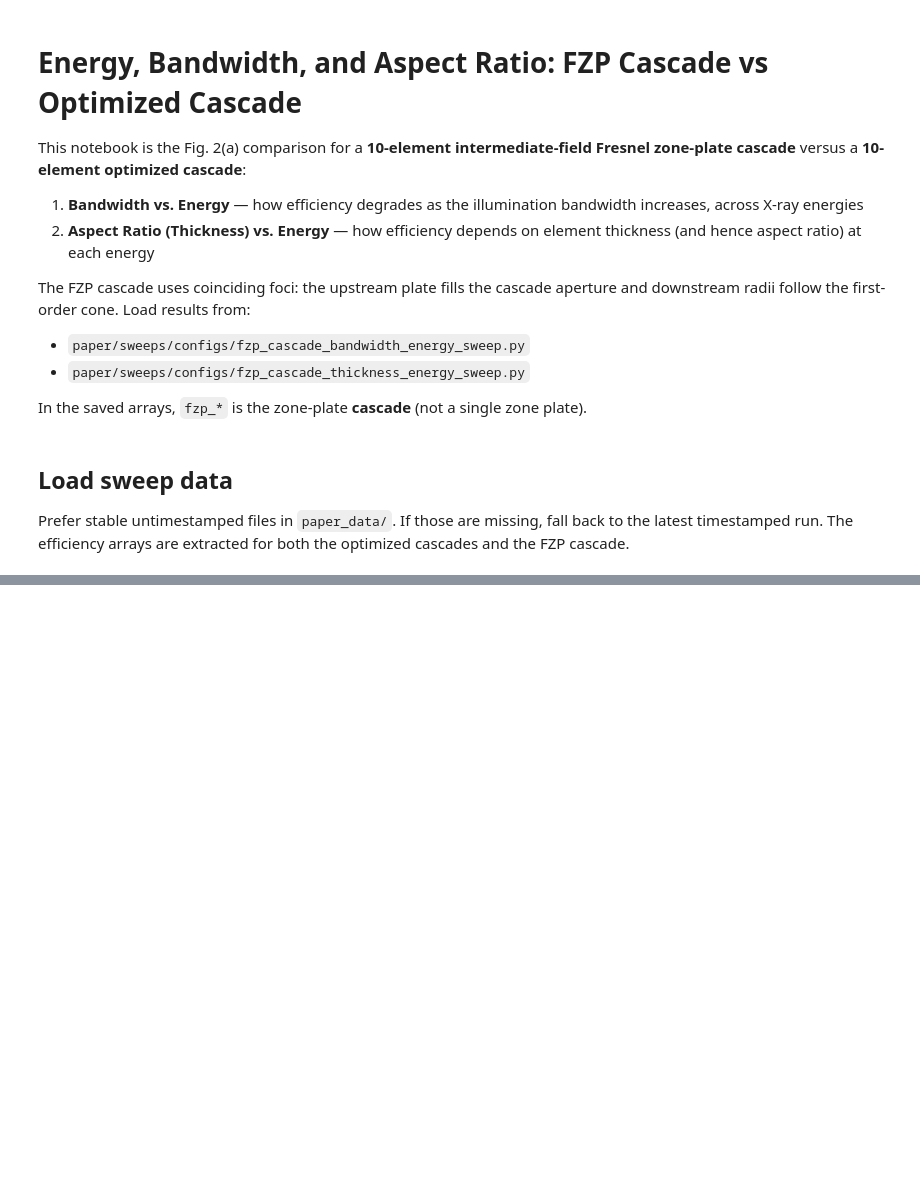
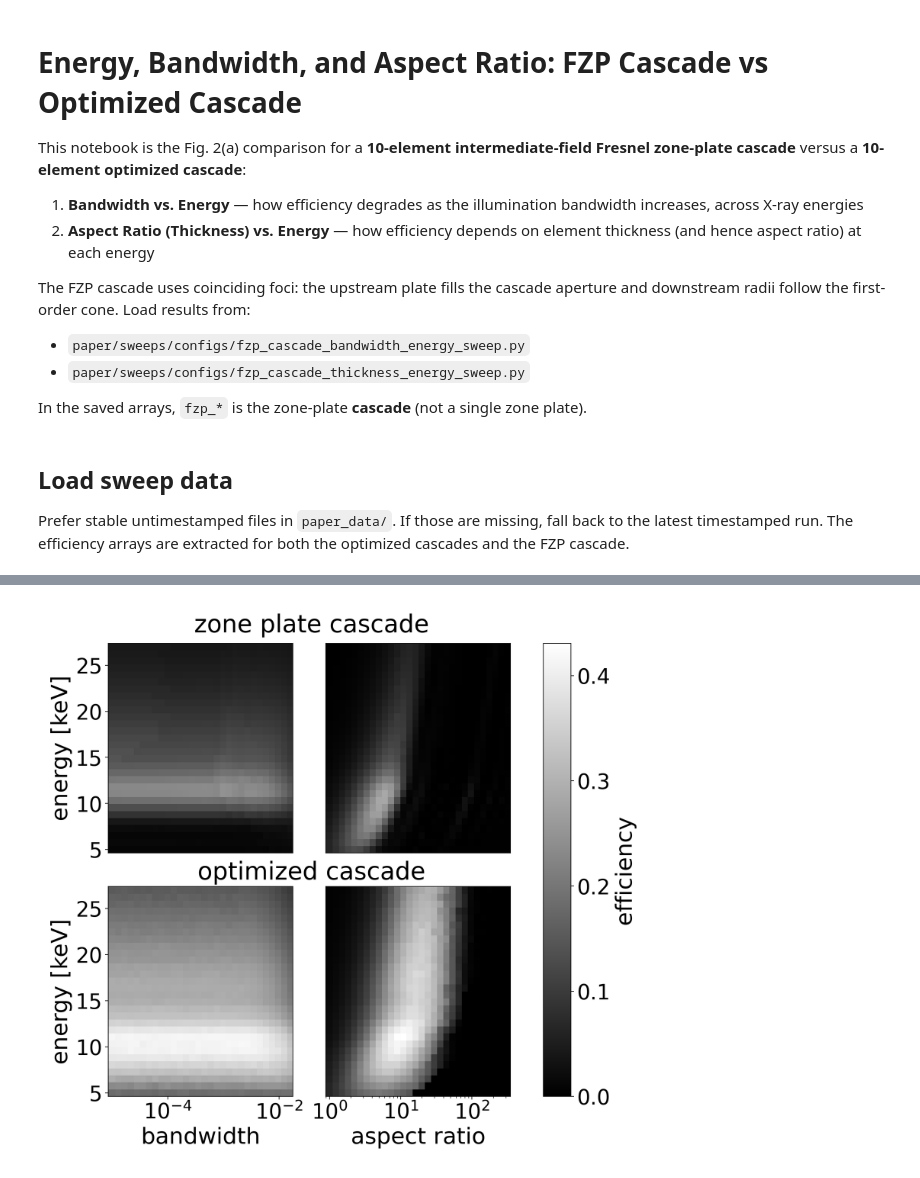
Before and after one commit to willmich2/xray_diff_cascades, a Jupyter notebook: notebooks/fzp_cascade_energy_bandwidth_aspect_ratio.ipynb, the cells around one changed output, grey strips where cells are left out. Saved outputs shown, nothing was run; the diff lists cells and outputs as text; code cells hidden in the pictures; blank space fills up the shorter version.

```diff
--- a/notebooks/fzp_cascade_energy_bandwidth_aspect_ratio.ipynb
+++ b/notebooks/fzp_cascade_energy_bandwidth_aspect_ratio.ipynb
@@ -78,18 +83,18 @@ ar_params, ar_results, ar_sweep_arrs = load_sweep(
 # %%
 bw_opt_intensities = bw_results["opt_intensities"]
-bw_opt_efficiencies = bw_results["opt_efficiencies"].T
+bw_opt_efficiencies = np.asarray(bw_results["opt_efficiencies"]).T.copy()
 
 bw_fzp_intensities = bw_results["fzp_intensities"]
-bw_fzp_efficiencies = bw_results["fzp_efficiencies"].T
+bw_fzp_efficiencies = np.asarray(bw_results["fzp_efficiencies"]).T.copy()
 
 bandwidths = bw_sweep_arrs["bandwidths"]
 bw_energies = bw_sweep_arrs["energies"]
 
 ar_opt_intensities = ar_results["opt_intensities"]
-ar_opt_efficiencies = ar_results["opt_efficiencies"].T
+ar_opt_efficiencies = np.asarray(ar_results["opt_efficiencies"]).T.copy()
 
 ar_fzp_intensities = ar_results["fzp_intensities"]
-ar_fzp_efficiencies = ar_results["fzp_efficiencies"].T
+ar_fzp_efficiencies = np.asarray(ar_results["fzp_efficiencies"]).T.copy()
 
 thicknesses = ar_sweep_arrs["thicknesses"]
 ar_energies = ar_sweep_arrs["energies"]
@@ -121,26 +115,15 @@ for i in range(len(bandwidths)):
 # %%
-# recompute the efficiencies to exclude very wide focal spots
+# Keep the stored 2D efficiencies (power in the circular spot / pupil power).
+# Zero points whose 1D focal-spot width is too large to count as a useful focus.
+Nx = ar_params["Nx"]
 for i in range(len(thicknesses)):
     for j in range(len(energies)):
-
-        Nx = bw_params['Nx']
-
-        opt_intensity = ar_opt_intensities[i, j]
-        fzp_intensity = ar_fzp_intensities[i, j]
-
-        opt_width = width_central_peak(opt_intensity, 1e-2)
-        fzp_width = width_central_peak(fzp_intensity, 1e-2)
-
-        opt_efficiency = np.sum(opt_intensity[Nx//2 - opt_width//2 : Nx//2 + opt_width//2]) / Nx
-        fzp_efficiency = np.sum(fzp_intensity[Nx//2 - fzp_width//2 : Nx//2 + fzp_width//2]) / Nx
-
+        opt_width = width_central_peak(ar_opt_intensities[i, j], 1e-2)
+        fzp_width = width_central_peak(ar_fzp_intensities[i, j], 1e-2)
         if opt_width > Nx / 10:
-            opt_efficiency = 1 / Nx
+            ar_opt_efficiencies[j, i] = 0.0
         if fzp_width > Nx / 10:
-            fzp_efficiency = 1 / Nx
-
-        ar_opt_efficiencies[j, i] = opt_efficiency
-        ar_fzp_efficiencies[j, i] = fzp_efficiency
+            ar_fzp_efficiencies[j, i] = 0.0
 # %%
 max_eff = max([bw_opt_efficiencies.max(), ar_opt_efficiencies.max()])
 # %%
@@ -161,31 +144,36 @@ cax   = fig.add_subplot(gs[:, 2])
 
 ax = np.array([[ax_tl, ax_tr], [ax_bl, ax_br]])
 
 ax[0,0].pcolormesh(BW, E, bw_fzp_efficiencies, shading='auto', cmap='gray', vmin=0.0, vmax=max_eff)
 im = ax[1,0].pcolormesh(BW, E, bw_opt_efficiencies, shading='auto', cmap='gray', vmin=0.0, vmax=max_eff)
 
 ax[0,1].pcolormesh(T, E, ar_fzp_efficiencies, shading='auto', cmap='gray', vmin=0.0, vmax=max_eff)
 im = ax[1,1].pcolormesh(T, E, ar_opt_efficiencies, shading='auto', cmap='gray', vmin=0.0, vmax=max_eff)
 
 fig.text(0.46, 0.92, 'zone plate cascade', fontsize=28, ha='center', va='bottom')
 fig.text(0.46, 0.505, 'optimized cascade', fontsize=28, ha='center', va='bottom')
 
 cbar = fig.colorbar(im, cax=cax)
+cbar.set_ticks(np.arange(0.0, max_eff + 1e-12, 0.1))
+cbar.minorticks_off()
 cbar.ax.tick_params(labelsize=24)
 cbar.set_label("efficiency", size=26)
 
 for a in ax.flat:
     a.semilogx()
     a.tick_params(labelsize=24)
 
 ax[1,0].set_xlabel("bandwidth", fontsize=26)
 ax[0,0].set_ylabel("energy [keV]", fontsize=26)
 ax[1,0].set_ylabel("energy [keV]", fontsize=26)
 ax[1,1].set_xlabel("aspect ratio", fontsize=26)
 
 ax[0,0].xaxis.set_visible(False)
 ax[0,1].xaxis.set_visible(False)
 ax[0,1].yaxis.set_visible(False)
 ax[1,1].yaxis.set_visible(False)
 
-plt.show()
+plt.savefig("fzp_cascade_energy_bandwidth_aspect_ratio.png", bbox_inches="tight")
+# plt.show()
+# %% [output]
+[figure, added]
```
Also changed, not shown: parts of 2 cells of this notebook, 14 other files.
